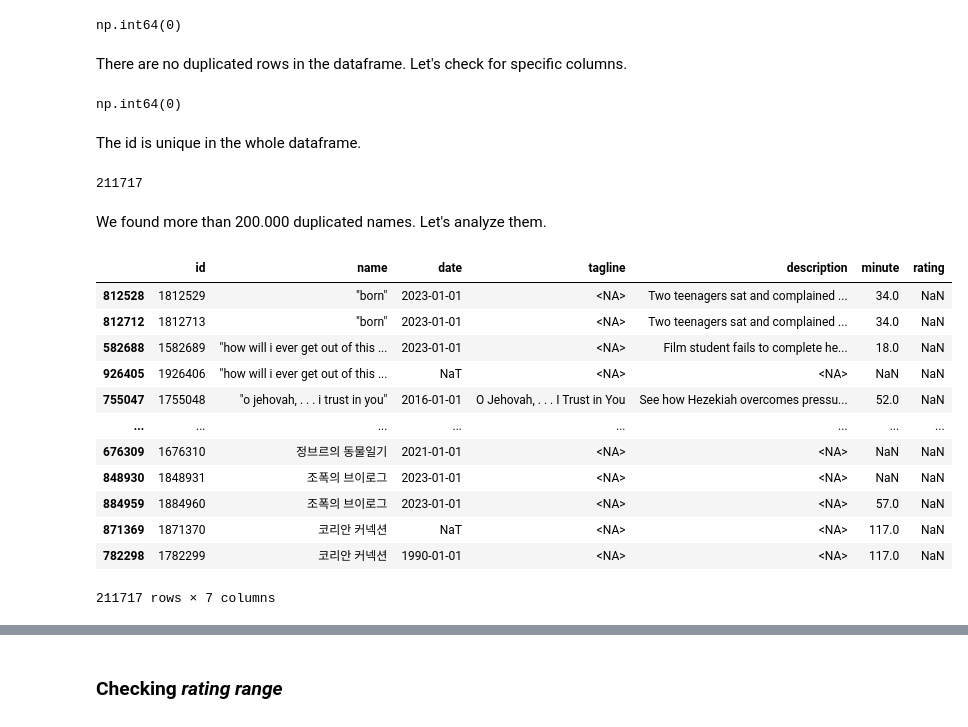
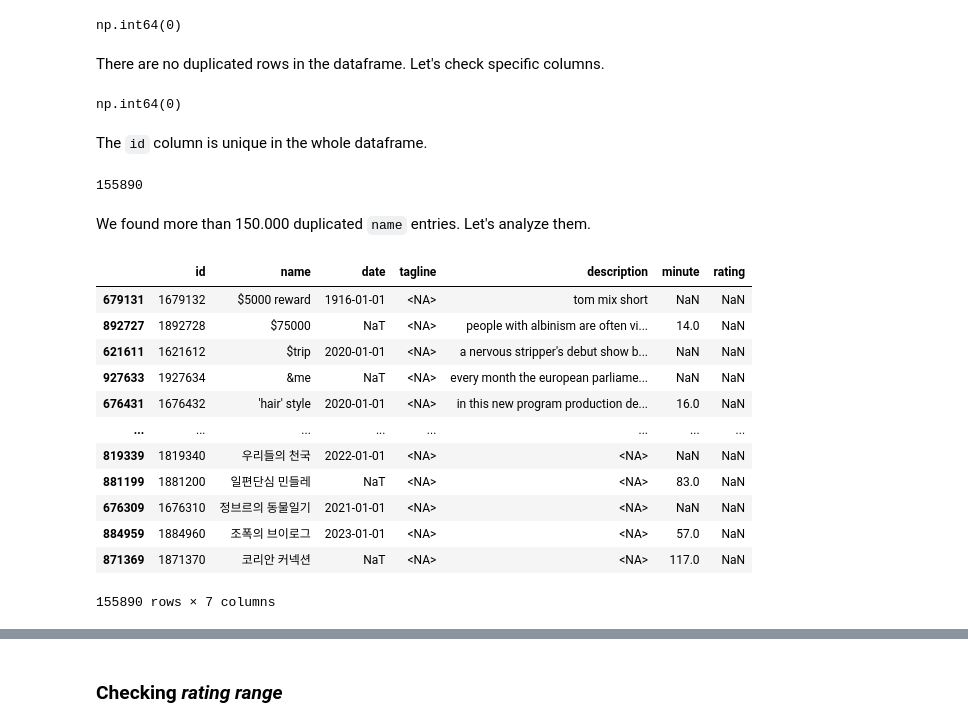
Before and after one commit to Kristalliste/IUM-TWEB, a Jupyter notebook: solution/Notebooks/Exploration/exploration.ipynb, the cells around one changed output, grey strips where cells are left out. Saved outputs shown, nothing was run; the diff lists cells and outputs as text; code cells hidden in the pictures.

Commit message:
reviewed duplicated movies and worked on analysisReport

```diff
--- a/solution/Notebooks/Exploration/exploration.ipynb
+++ b/solution/Notebooks/Exploration/exploration.ipynb
@@ -353,5 +301,4 @@ movies_df['date'] = pd.to_datetime(movies_df['date'], format='%Y', errors='coerc
 movies_df['name'] = movies_df['name'].astype('string')
 movies_df['tagline'] = movies_df['tagline'].astype('string')
 movies_df['description'] = movies_df['description'].astype('string')
-movies_df['name'] = movies_df['name'].str.lower() # lower case to take some duplicates out
 # %% [markdown]
@@ -370,3 +319,19 @@ dtype: object
+# %%
+# Define unwanted patterns and characters
+patterns_to_remove = r'^-+$|^-placeholder-$|^-Placeholder-$'
+chars_to_remove = r"[.,\-#\"]"
+
+# Select columns to clean
+cols_to_clean = ['name', 'tagline', 'description']
+
+movies_df[cols_to_clean] = (
+    movies_df[cols_to_clean]
+    .apply(lambda col: col.str.strip().str.lower()
+           .str.replace(chars_to_remove, '', regex=True)
+           .str.replace(r'\.$', '', regex=True)  # removes dots at end of string
+           .str.replace(patterns_to_remove, '', regex=True)
+    .replace('', np.nan))  # Convert empty strings to NaN
+)
 # %% [markdown]
 ### Checking for _null_ values
 # %%
@@ -404,35 +369,35 @@ movies_df.duplicated().sum()
 # %% [output]
 np.int64(0)
 # %% [markdown]
-There are no duplicated rows in the dataframe. Let's check for specific columns.
+There are no duplicated rows in the dataframe. Let's check specific columns.
 # %%
 movies_df.duplicated(subset=['id']).sum()
 # %% [output]
 np.int64(0)
 # %% [markdown]
-The id is unique in the whole dataframe.
+The `id` column is unique in the whole dataframe.
 # %%
-print(movies_df.duplicated(subset=['name'], keep=False).sum())
+print(movies_df.duplicated(subset=['name']).sum())
 # %% [output]
-211717
+155890
 # %% [markdown]
-We found more than 200.000 duplicated names. Let's analyze them.
+We found more than 150.000 duplicated `name` entries. Let's analyze them.
 # %%
-valori_duplicati = movies_df[movies_df.duplicated(subset=['name'], keep=False)]
-valori_duplicati = valori_duplicati.sort_values(by='name')
-valori_duplicati
+duplicated_val = movies_df[movies_df.duplicated(subset=['name'])]
+duplicated_val = valori_duplicati.sort_values(by='name')
+duplicated_val
 # %% [output]
 |  | id | name | date | tagline | description | minute | rating |
-| 812528 | 1812529 | "born" | 2023-01-01 | <NA> | Two teenagers sat and complained ... | 34.0 | NaN |
-| 812712 | 1812713 | "born" | 2023-01-01 | <NA> | Two teenagers sat and complained ... | 34.0 | NaN |
-| 582688 | 1582689 | "how will i ever get out of this ... | 2023-01-01 | <NA> | Film student fails to complete he... | 18.0 | NaN |
-| 926405 | 1926406 | "how will i ever get out of this ... | NaT | <NA> | <NA> | NaN | NaN |
-| 755047 | 1755048 | "o jehovah, . . . i trust in you" | 2016-01-01 | O Jehovah, . . . I Trust in You | See how Hezekiah overcomes pressu... | 52.0 | NaN |
+| 679131 | 1679132 | $5000 reward | 1916-01-01 | <NA> | tom mix short | NaN | NaN |
+| 892727 | 1892728 | $75000 | NaT | <NA> | people with albinism are often vi... | 14.0 | NaN |
+| 621611 | 1621612 | $trip | 2020-01-01 | <NA> | a nervous stripper's debut show b... | NaN | NaN |
+| 927633 | 1927634 | &me | NaT | <NA> | every month the european parliame... | NaN | NaN |
+| 676431 | 1676432 | 'hair' style | 2020-01-01 | <NA> | in this new program production de... | 16.0 | NaN |
 | ... | ... | ... | ... | ... | ... | ... | ... |
+| 819339 | 1819340 | 우리들의 천국 | 2022-01-01 | <NA> | <NA> | NaN | NaN |
+| 881199 | 1881200 | 일편단심 민들레 | NaT | <NA> | <NA> | 83.0 | NaN |
 | 676309 | 1676310 | 정브르의 동물일기 | 2021-01-01 | <NA> | <NA> | NaN | NaN |
-| 848930 | 1848931 | 조폭의 브이로그 | 2023-01-01 | <NA> | <NA> | NaN | NaN |
 | 884959 | 1884960 | 조폭의 브이로그 | 2023-01-01 | <NA> | <NA> | 57.0 | NaN |
 | 871369 | 1871370 | 코리안 커넥션 | NaT | <NA> | <NA> | 117.0 | NaN |
-| 782298 | 1782299 | 코리안 커넥션 | 1990-01-01 | <NA> | <NA> | 117.0 | NaN |
-211717 rows × 7 columns
+155890 rows × 7 columns
 # %% [markdown]
```
Also changed, not shown: parts of 46 cells of this notebook, 1 other file.
